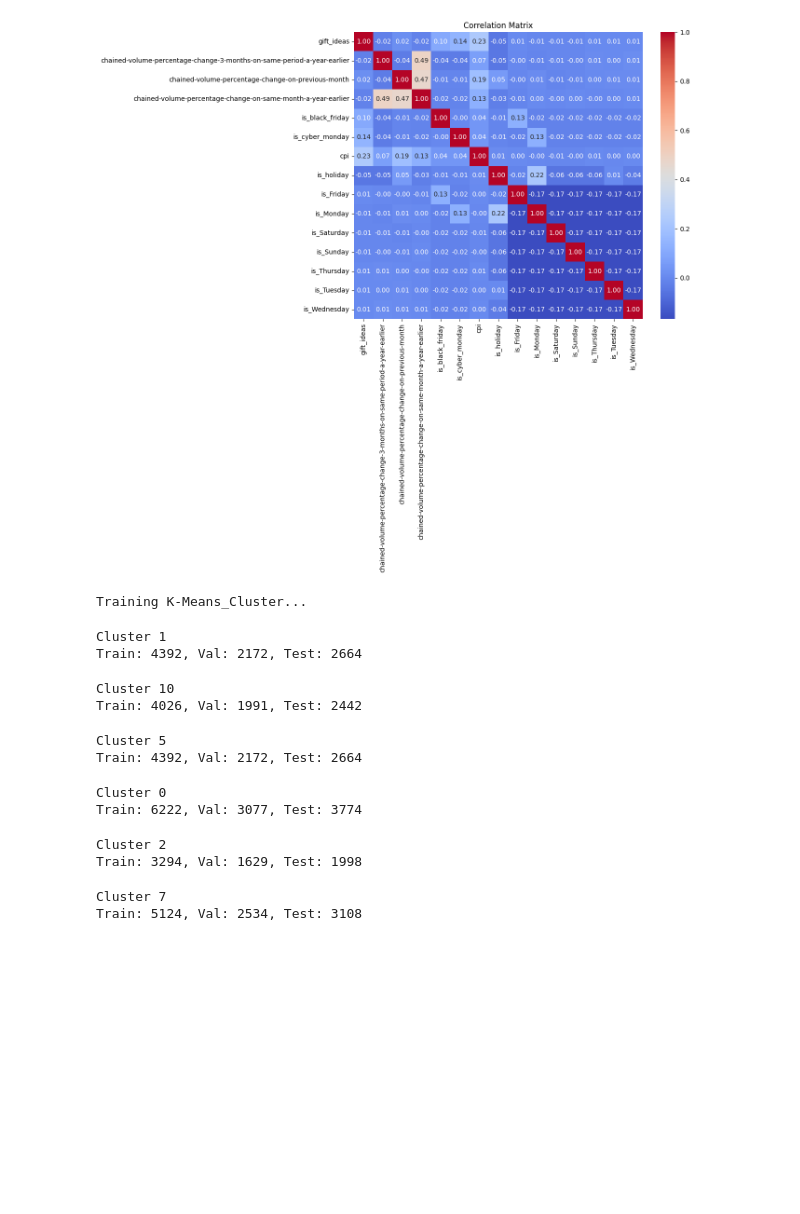
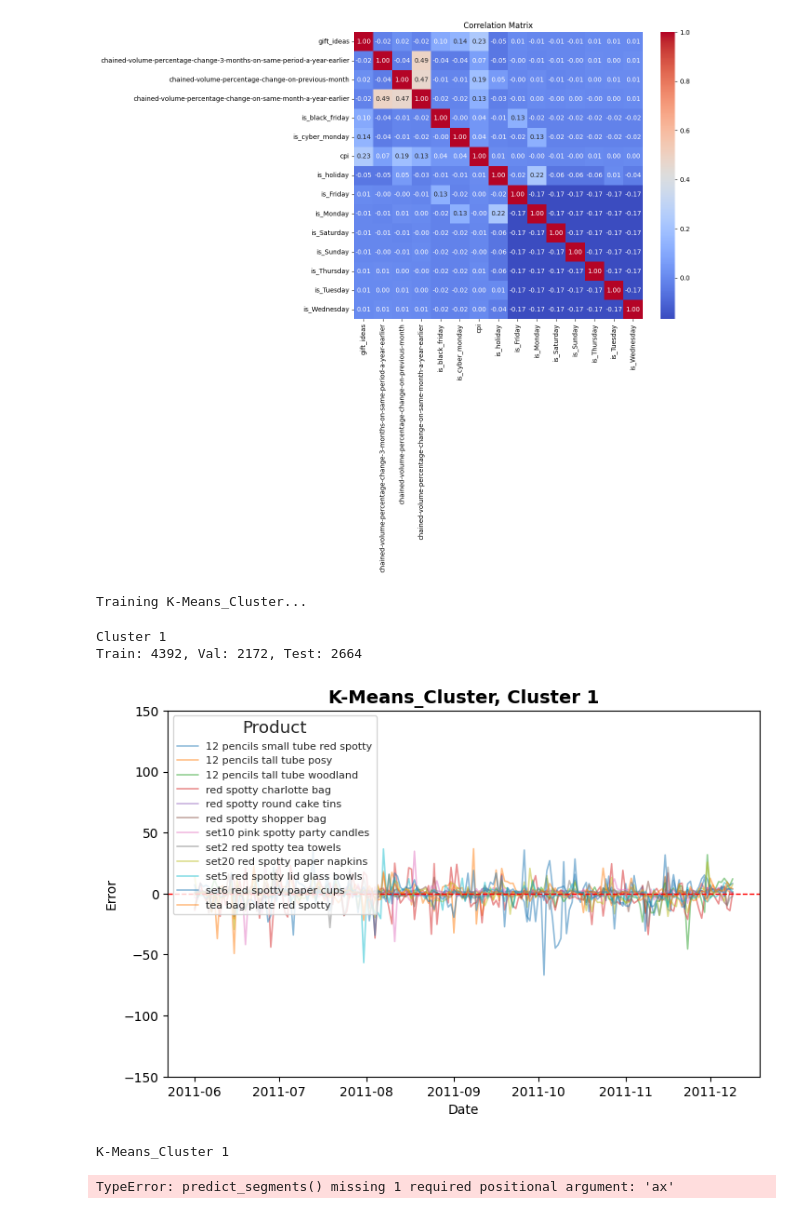
Before and after one commit to luizvalle/ieor4578_project2, a Jupyter notebook: notebooks/rnn_lstm/rnn_lstm.ipynb, the cells around one changed output. Saved outputs shown, nothing was run; the diff lists cells and outputs as text; code cells hidden in the pictures; blank space fills up the shorter version.

```diff
--- a/notebooks/rnn_lstm/rnn_lstm.ipynb
+++ b/notebooks/rnn_lstm/rnn_lstm.ipynb
@@ -273,6 +275,7 @@ explanatory_vars = explanatory.columns.tolist()
 cols.extend(explanatory_vars)
 
 # print(cols)
+
 
 for cluster in cluster_cols:
     print(f'Training {cluster}...')
@@ -286,20 +289,12 @@ for cluster in cluster_cols:
         model[(cluster, i)] = model_instance
         history[(cluster, i)] = history_instance
         best_epochs[(cluster, i)] = best_epoch
+        break
+    break
 # %% [output]
 Training K-Means_Cluster...
 Cluster 1
 Train: 4392, Val: 2172, Test: 2664
-Cluster 10
-Train: 4026, Val: 1991, Test: 2442
-Cluster 5
-Train: 4392, Val: 2172, Test: 2664
-Cluster 0
-Train: 6222, Val: 3077, Test: 3774
-Cluster 2
-Train: 3294, Val: 1629, Test: 1998
-Cluster 7
-Train: 5124, Val: 2534, Test: 3108
 # %%
 def predict_cluster(models, clustered_data, seq_length=30, pred_length=1, additional_static_cols=None):
     """
@@ -381,4 +377,61 @@ def plot_training_history(history, title="Training History", best_epoch=None):
             ax.legend(loc='best')
 
     plt.show()
+# %%
+def predict_segments(model, clustered_data, title, ax):
+    """
+    Plots prediction error (y_pred - y_true) for each product in the test set on a given axis.
+    """
+    _, _, test_data = split_data(
+        clustered_data,
+        train_end_date="2010-12-31",
+        val_end_date="2011-05-31"
+    )
+
+    sns.set(style="whitegrid", font_scale=1.1)
+
+    for product in test_data['Description'].unique():
+        product_data = test_data[test_data['Description'] == product]
+
+        # Prepare date and sequences
+        date_vector = product_data['Date'][30:]
+        product_data = add_sequences(product_data)
+        X_test, _ = create_sequences(product_data)
+
+        y_pred = model.predict(X_test, verbose=0).flatten()
+        actual = product_data['UnitsSold'].values[-len(y_pred):]
+        error = y_pred - actual
+
+        ax.plot(date_vector, error, alpha=0.5, linewidth=1.2, label=product)
+
+    ax.axhline(y=0, color='red', linestyle='--', linewidth=1.0)
+    ax.set_ylim(-150, 150)
+    ax.set_title(title, fontsize=14, fontweight='bold')
+    ax.set_xlabel("Date", fontsize=10)
+    ax.set_ylabel("Error", fontsize=10)
+    ax.legend(fontsize=8, title="Product")
+
+
+def plot_multiple_predictions(model_list, data_list, titles, n_cols=2):
+    import math
+    n = len(model_list)
+    n_rows = math.ceil(n / n_cols)
+    fig, axes = plt.subplots(n_rows, n_cols, figsize=(n_cols * 7, n_rows * 5), sharey=True)
+    axes = axes.flatten()
+
+    for i, (model, data, title) in (enumerate(zip(model_list, data_list, titles))):
+        predict_segments(model, data, title, axes[i])
+
+    # Hide any unused subplots
+    for j in range(i + 1, len(axes)):
+        axes[j].set_visible(False)
+
+    plt.tight_layout()
+    plt.show()
+
+model_list = [model[(i, j)] for i, j in model.keys()]
+data_list = [data[data[i] == j][cols] for i, j in model.keys()]
+plot_multiple_predictions(model_list, data_list, titles=[f"{i}, Cluster {j}" for i, j in model.keys()])
+# %% [output]
+[figure, added]
 # %%
@@ -472,3 +525,8 @@ for i, j in model:
     predict_segments(model[(i, j)], data[data[i] == j][cols], title=f"Method {i}, Cluster {j}: Prediction Error for Each Product")
     plot_training_history(history[(i, j)], best_epoch=best_epochs[(i, j)], title=f"Method {i}, Cluster {j}: Training History")
     plot_predictions(y_true, y_pred, title=f"Method {i}, Cluster {j}: True vs Predicted UnitsSold")
+    predict_one_segment(model[(i, j)], data[data[i] == j][cols], title=f"Method {i}: Prediction Error for Cluster {j} Products")
+    break
+# %% [output]
+K-Means_Cluster 1
+TypeError: predict_segments() missing 1 required positional argument: 'ax'
```
Also changed, not shown: parts of 19 cells of this notebook.
